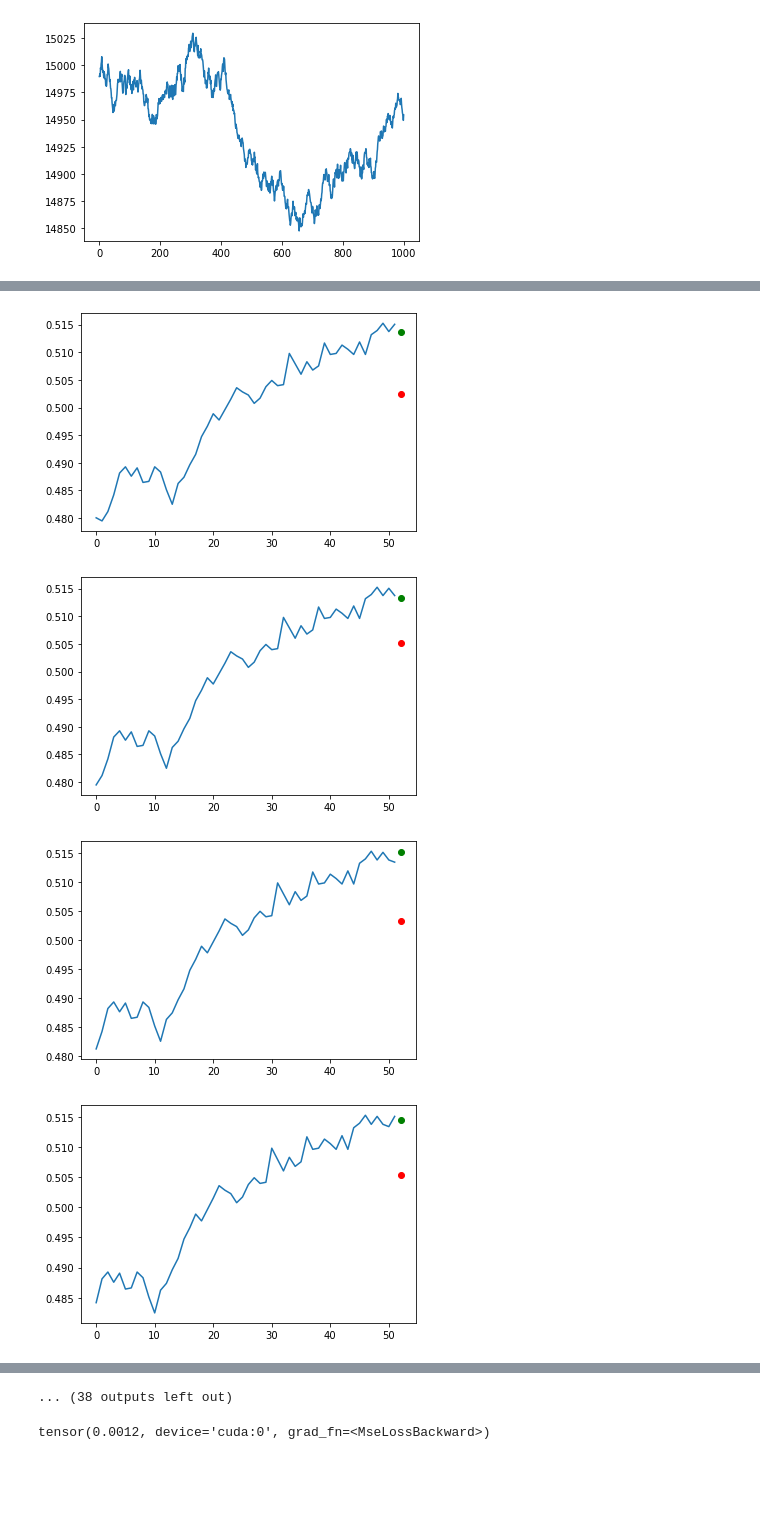
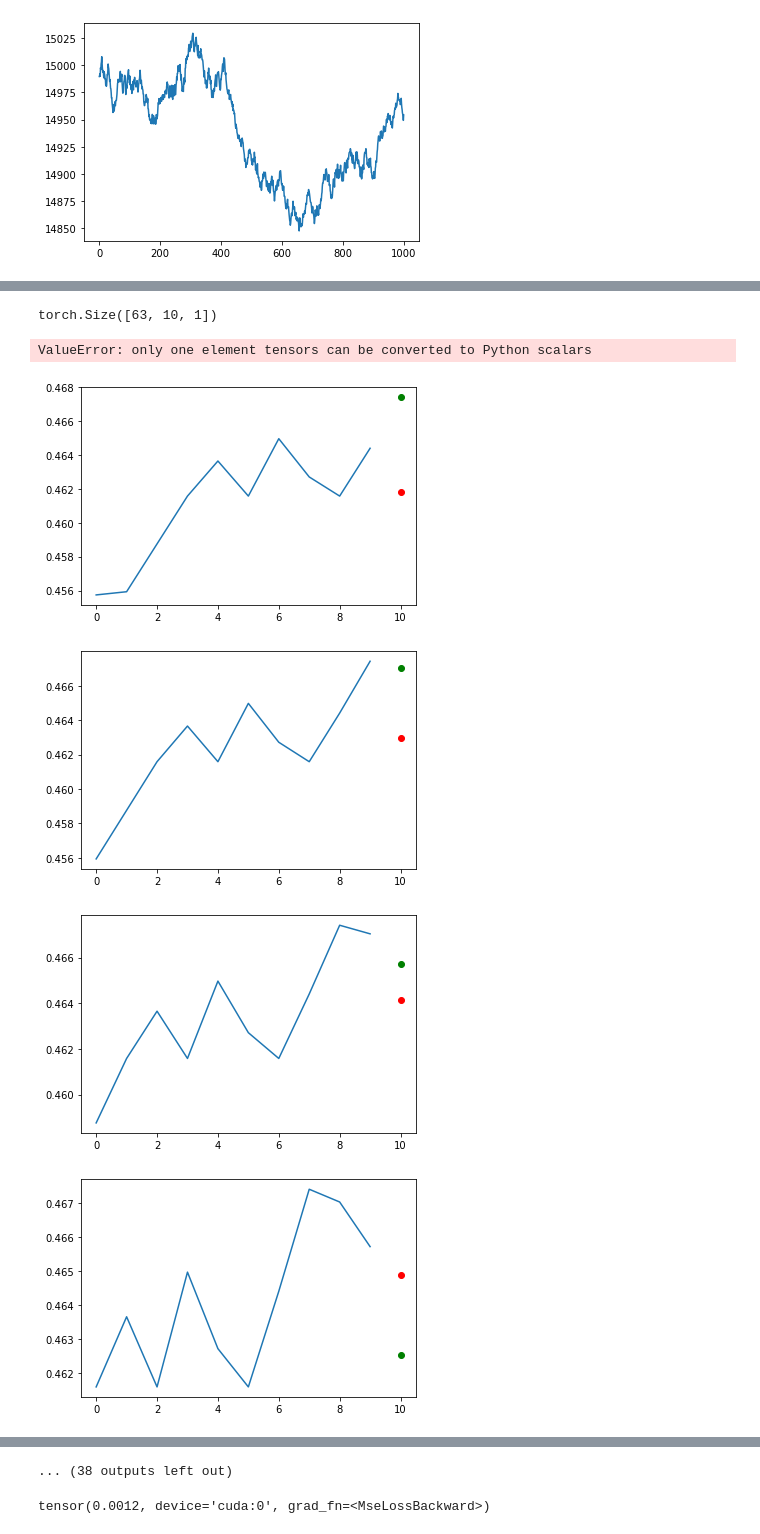
Before and after one commit to shmalex/test_fisher_eda, a Jupyter notebook: jn/04_trading_lstm_chatgpt.ipynb, the cells around one changed output, grey strips where cells are left out. Drawn from its saved outputs; the diff is of its cells as text; code cells hidden in the pictures; blank space fills up the shorter version.

```diff
--- a/jn/04_trading_lstm_chatgpt.ipynb
+++ b/jn/04_trading_lstm_chatgpt.ipynb
@@ -83,7 +105,7 @@ scaler = StandardScaler()
 scaler = MinMaxScaler()
 prices_scaled = scaler.fit_transform(df[['close']].values)
 # %%
-seq_length = 52
+seq_length = 10
 X, y = create_sequences(prices_scaled, seq_length)
 
 # Convert to PyTorch tensors
@@ -170,12 +166,12 @@ batch_X[0].reshape(-1),batch_X[1].reshape(-1)
 # %%
 # Hyperparameters
 input_size = 1 # number of features
-hidden_size = 256 #
+hidden_size = 50 #
 num_layers = 2
 output_size = 1
 num_epochs = 50
-learning_rate = 0.1
-batch_size = 128
+learning_rate = 0.001
+batch_size = 512
 
 # Initialize model, loss function, and optimizer
 model = LSTM(input_size=input_size, hidden_size=hidden_size, num_layers=num_layers, output_size=output_size)
@@ -187,8 +183,3 @@ optimizer = torch.optim.Adam(model.parameters(), lr=learning_rate)
 
 # Time series cross-validation
 tscv = TimeSeriesSplit(n_splits=5)
-# %%
-for idx, (train_index, test_index) in enumerate(tqdm.tqdm_notebook(tscv.split(X))):
-    X_train, X_test = X[train_index], X[test_index]
-    y_train, y_test = y[train_index], y[test_index]
-    break
@@ -304,7 +340,7 @@ outputs.shape
 torch.Size([256, 1])
 # %%
 local_loss = []
-for idx in range(128):
+for idx in range(63):
     local_loss.append([batch_y[idx].to('cpu').reshape((-1,)).detach().numpy()[0], outputs[idx].to('cpu').detach().numpy()[0]])
 # %%
 u = np.array(local_loss)
@@ -351,11 +372,19 @@ tensor([0.5479, 0.5254, 0.5240, 0.5138, 0.5586, 0.5124, 0.5248, 0.5576, 0.5567,
+# %%
+outputs.shape
+# %% [output]
+torch.Size([63, 10, 1])
+# %%
+np.mean(outputs.item(), axis=1)
+# %% [output]
+ValueError: only one element tensors can be converted to Python scalars
 # %%
 for idx in range(50):
     plt.plot(batch_X[idx].to('cpu').reshape((-1,)))
-    plt.scatter(52,batch_y[idx].to('cpu').reshape((-1,)), color='green')
-    plt.scatter(52, outputs[idx].to('cpu').detach().numpy(), color='red')
+    plt.scatter(10,batch_y[idx].to('cpu').reshape((-1,)), color='green')
+    plt.scatter(10, np.mean(outputs[idx].to('cpu').detach().numpy().reshape((-1,))), color='red')
     plt.show()
 # %% [output]
-[figure, old version]
+[figure, new version]
-[figure, old version]
+[figure, new version]
-[figure, old version]
+[figure, new version]
-[figure, old version]
+[figure, new version]
```
Also changed, not shown: parts of 34 cells of this notebook, 2 other files.
